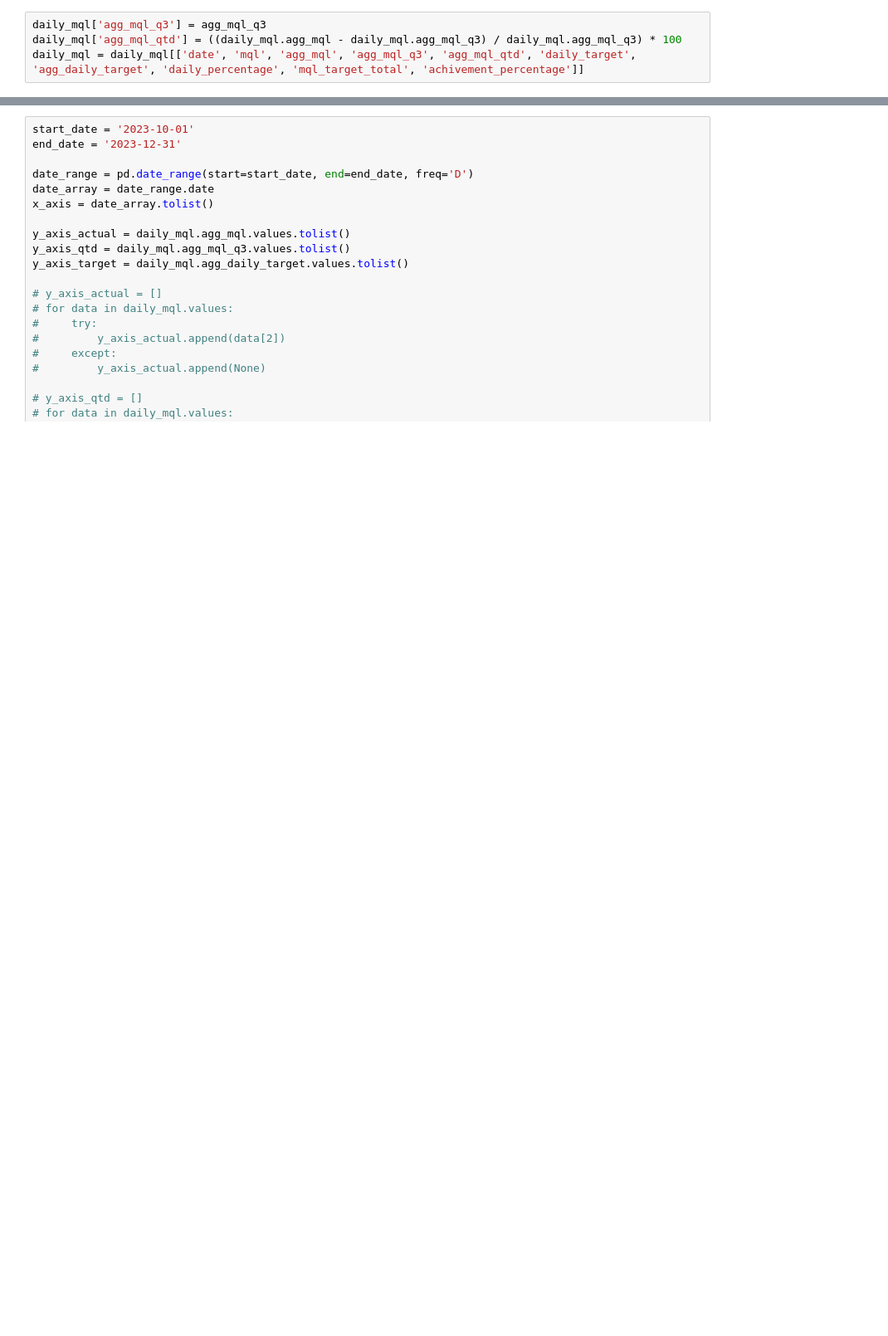
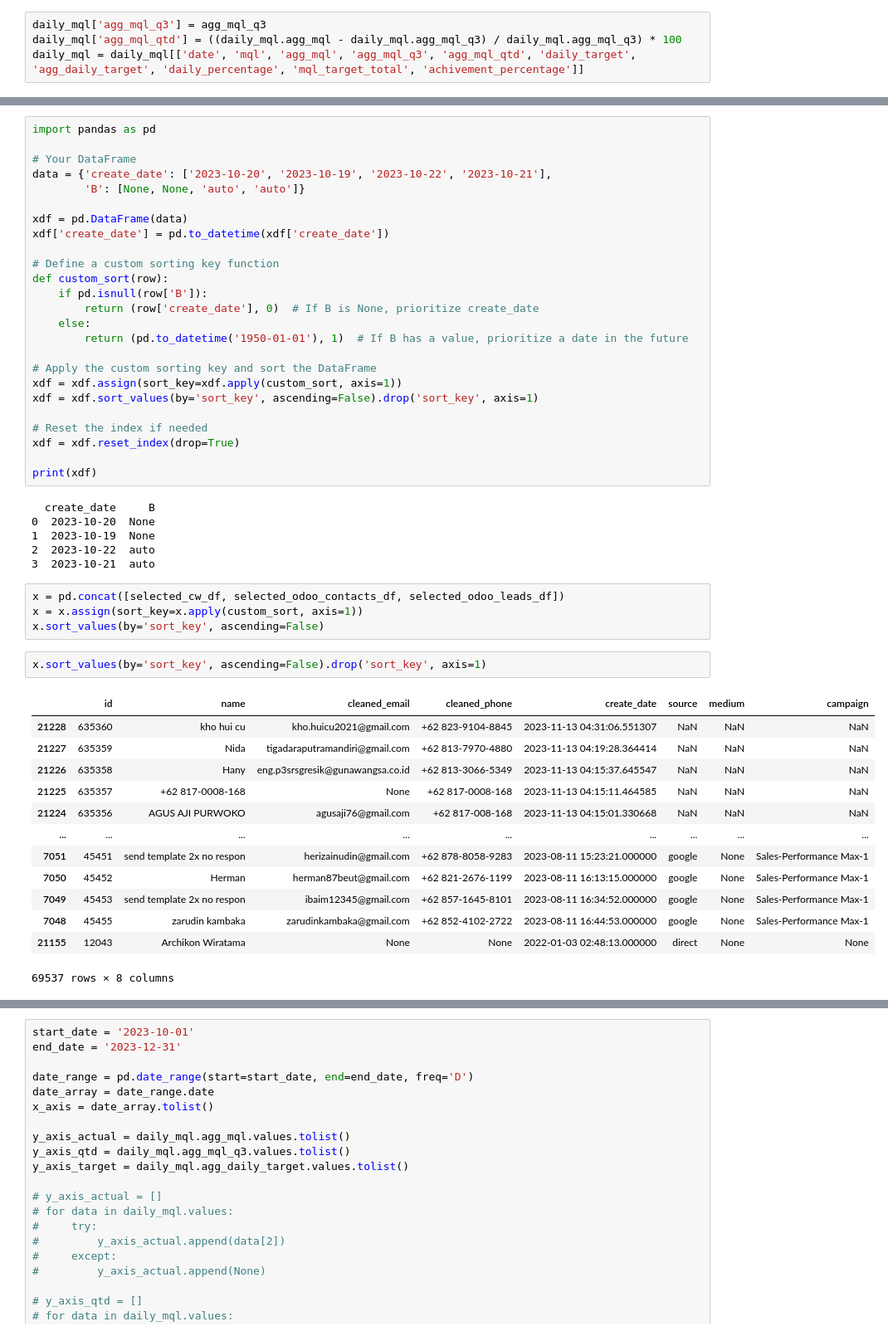
Before and after one commit to smsperkasa/mql-project-dashboard, a Jupyter notebook: get_mql_using_ir.ipynb, the cells around one changed output, grey strips where cells are left out. Shown at 83% size. Saved outputs shown, nothing was run; the diff lists cells and outputs as text; blank space fills up the shorter version.

```diff
--- a/get_mql_using_ir.ipynb
+++ b/get_mql_using_ir.ipynb
@@ -282,0 +342,51 @@ daily_mql = daily_mql[['date', 'mql', 'agg_mql', 'agg_mql_q3', 'agg_mql_qtd', 'd
+# %%
+import pandas as pd
+
+# Your DataFrame
+data = {'create_date': ['2023-10-20', '2023-10-19', '2023-10-22', '2023-10-21'],
+        'B': [None, None, 'auto', 'auto']}
+
+xdf = pd.DataFrame(data)
+xdf['create_date'] = pd.to_datetime(xdf['create_date'])
+
+# Define a custom sorting key function
+def custom_sort(row):
+    if pd.isnull(row['B']):
+        return (row['create_date'], 0)  # If B is None, prioritize create_date
+    else:
+        return (pd.to_datetime('1950-01-01'), 1)  # If B has a value, prioritize a date in the future
+
+# Apply the custom sorting key and sort the DataFrame
+xdf = xdf.assign(sort_key=xdf.apply(custom_sort, axis=1))
+xdf = xdf.sort_values(by='sort_key', ascending=False).drop('sort_key', axis=1)
+
+# Reset the index if needed
+xdf = xdf.reset_index(drop=True)
+
+print(xdf)
+# %% [output]
+  create_date     B
+0  2023-10-20  None
+1  2023-10-19  None
+2  2023-10-22  auto
+3  2023-10-21  auto
+# %%
+x = pd.concat([selected_cw_df, selected_odoo_contacts_df, selected_odoo_leads_df])
+x = x.assign(sort_key=x.apply(custom_sort, axis=1))
+x.sort_values(by='sort_key', ascending=False)
+# %%
+x.sort_values(by='sort_key', ascending=False).drop('sort_key', axis=1)
+# %% [output]
+|  | id | name | cleaned_email | cleaned_phone | create_date | source | medium | campaign |
+| 21228 | 635360 | kho hui cu | kho.huicu2021@gmail.com | +62 823-9104-8845 | 2023-11-13 04:31:06.551307 | NaN | NaN | NaN |
+| 21227 | 635359 | Nida | tigadaraputramandiri@gmail.com | +62 813-7970-4880 | 2023-11-13 04:19:28.364414 | NaN | NaN | NaN |
+| 21226 | 635358 | Hany | eng.p3srsgresik@gunawangsa.co.id | +62 813-3066-5349 | 2023-11-13 04:15:37.645547 | NaN | NaN | NaN |
+| 21225 | 635357 | +62 817-0008-168 | None | +62 817-0008-168 | 2023-11-13 04:15:11.464585 | NaN | NaN | NaN |
+| 21224 | 635356 | AGUS AJI PURWOKO | agusaji76@gmail.com | +62 817-008-168 | 2023-11-13 04:15:01.330668 | NaN | NaN | NaN |
+| ... | ... | ... | ... | ... | ... | ... | ... | ... |
+| 7051 | 45451 | send template 2x no respon | herizainudin@gmail.com | +62 878-8058-9283 | 2023-08-11 15:23:21.000000 | google | None | Sales-Performance Max-1 |
+| 7050 | 45452 | Herman | herman87beut@gmail.com | +62 821-2676-1199 | 2023-08-11 16:13:15.000000 | google | None | Sales-Performance Max-1 |
+| 7049 | 45453 | send template 2x no respon | ibaim12345@gmail.com | +62 857-1645-8101 | 2023-08-11 16:34:52.000000 | google | None | Sales-Performance Max-1 |
+| 7048 | 45455 | zarudin kambaka | zarudinkambaka@gmail.com | +62 852-4102-2722 | 2023-08-11 16:44:53.000000 | google | None | Sales-Performance Max-1 |
+| 21155 | 12043 | Archikon Wiratama | None | None | 2022-01-03 02:48:13.000000 | direct | None | None |
+69537 rows × 8 columns
```
Also changed, not shown: parts of 23 cells of this notebook, 2 other files.
